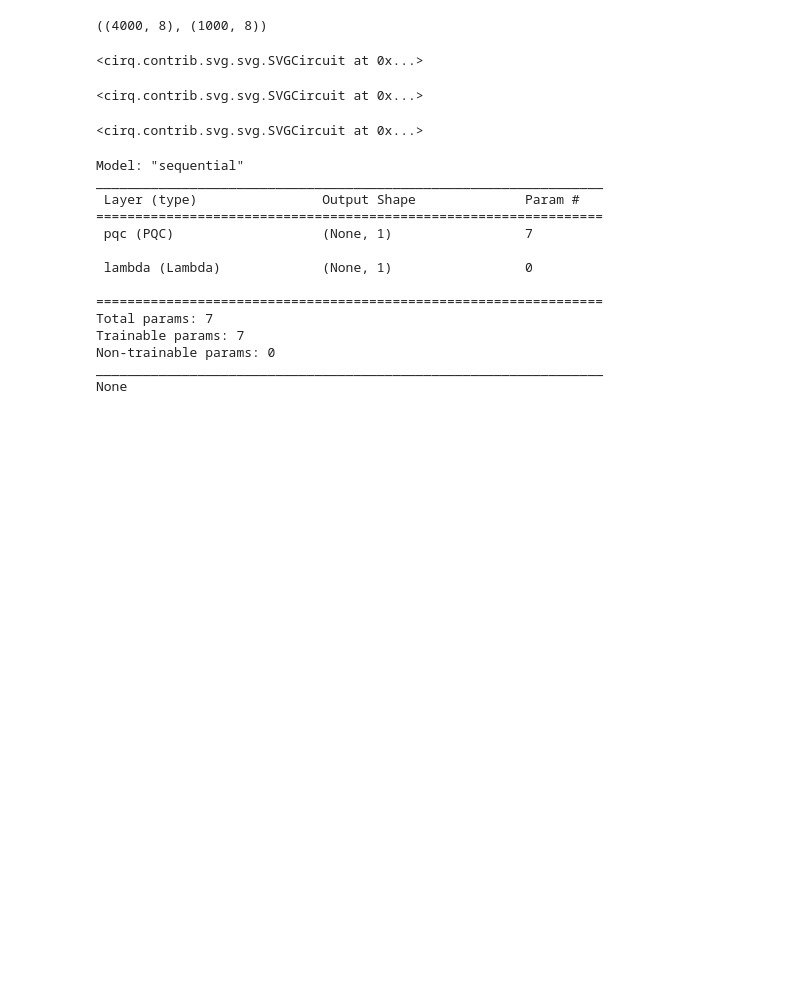
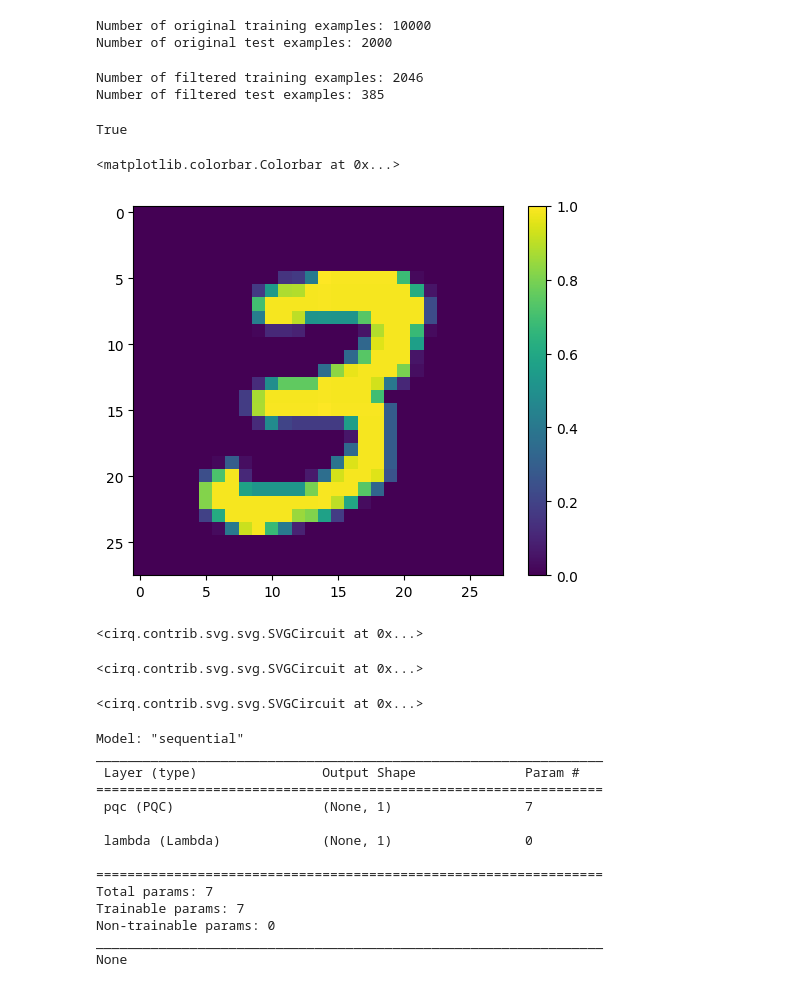
Before and after one commit to AlessandroTesi8/Quantum_Transformers_Alessandro_Tesi, a Jupyter notebook: quantum/Orthogonal NN/Quantum orthogonal NN 3-6 MNIST.ipynb, the cells around one changed output. Saved outputs shown, nothing was run; the diff lists cells and outputs as text; code cells hidden in the pictures; blank space fills up the shorter version.

```diff
--- a/quantum/Quantum orthogonal NN electro-photon PCA 8 dimensions.ipynb
+++ b/quantum/Orthogonal NN/Quantum orthogonal NN 3-6 MNIST.ipynb
@@ -58,4 +20,41 @@ x_test_small = pca.transform(data_flattened_test)
-# %%
-x_train_small.shape, x_test_small.shape
-# %% [output]
-((4000, 8), (1000, 8))
+# %%
+(x_train, y_train), (x_test, y_test) = tf.keras.datasets.mnist.load_data()
+
+x_train = x_train[:10000]
+y_train = y_train[:10000]
+
+x_test = x_test[:2000]
+y_test = y_test[:2000]
+
+# Rescale the images from [0,255] to the [0.0,1.0] range.
+x_train, x_test = x_train[..., np.newaxis]/255.0, x_test[..., np.newaxis]/255.0
+
+print("Number of original training examples:", len(x_train))
+print("Number of original test examples:", len(x_test))
+# %% [output]
+Number of original training examples: 10000
+Number of original test examples: 2000
+# %%
+def filter_36(x, y):
+    keep = (y == 3) | (y == 6)
+    x, y = x[keep], y[keep]
+    y = y == 3
+    return x,y
+# %%
+x_train, y_train = filter_36(x_train, y_train)
+x_test, y_test = filter_36(x_test, y_test)
+
+print("Number of filtered training examples:", len(x_train))
+print("Number of filtered test examples:", len(x_test))
+# %% [output]
+Number of filtered training examples: 2046
+Number of filtered test examples: 385
+# %%
+print(y_train[0])
+
+plt.imshow(x_train[0, :, :, 0])
+plt.colorbar()
+# %% [output]
+True
+<matplotlib.colorbar.Colorbar at 0x...>
+[figure, added]
```
Also changed, not shown: parts of 9 cells of this notebook, 8 other files.
